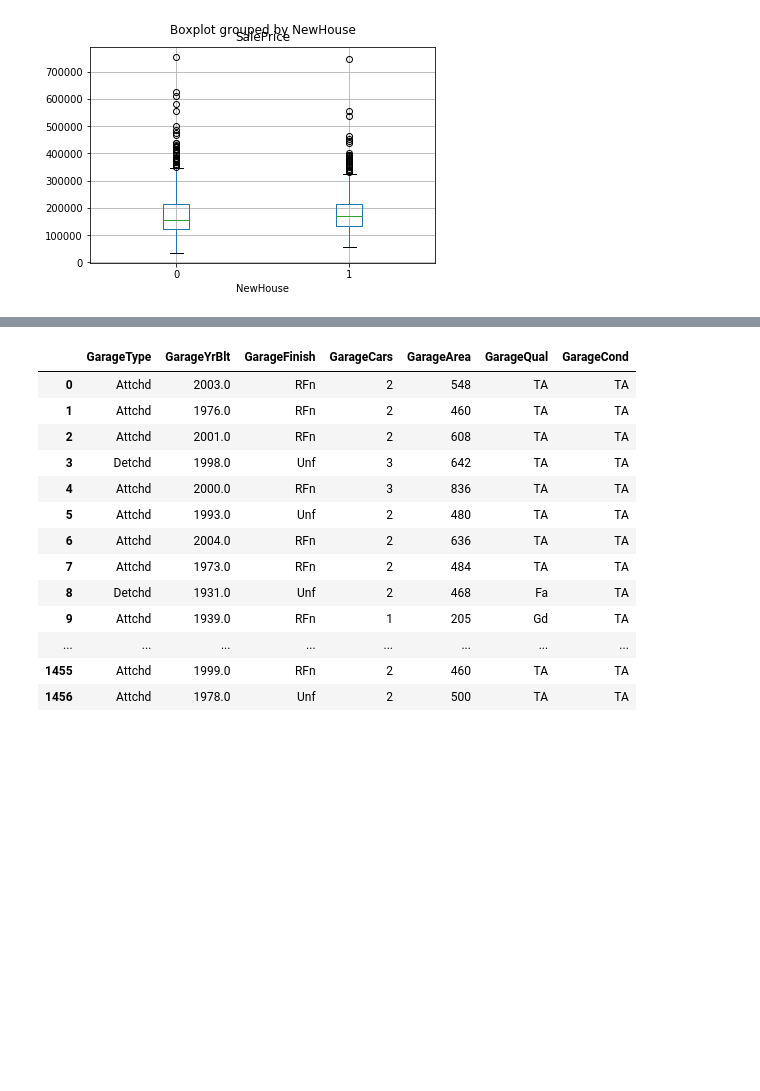
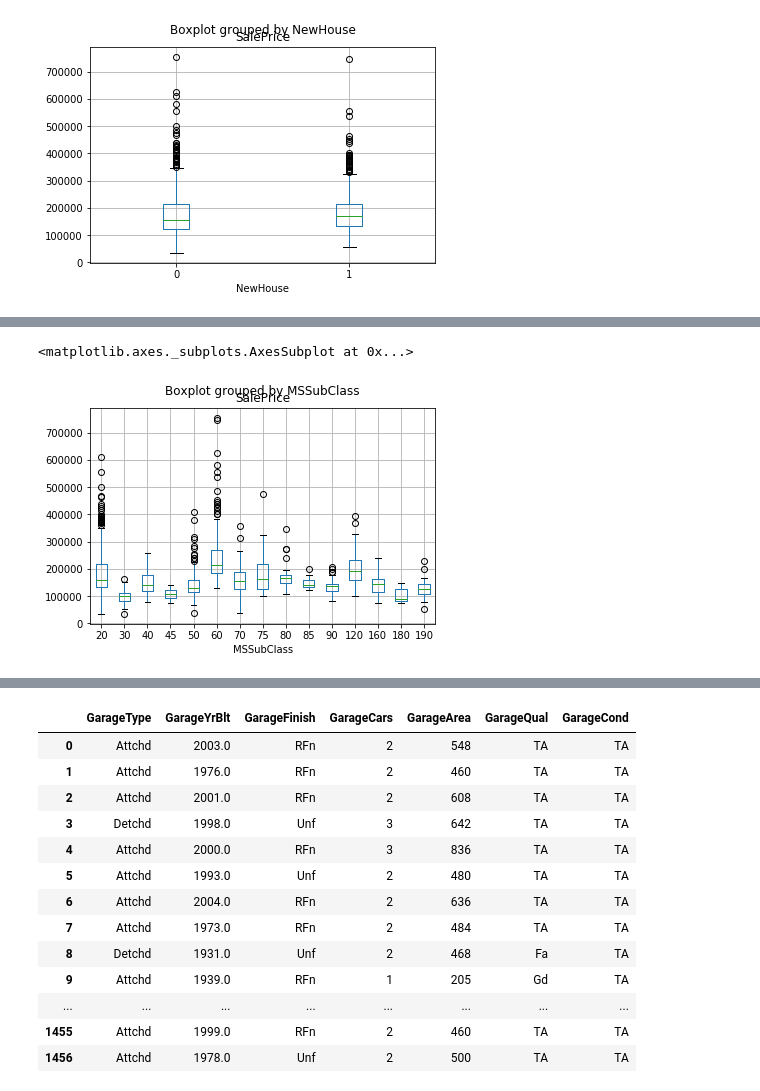
Before and after one commit to miketibb/Housing-Prices, a Jupyter notebook: Xgboost_Price.ipynb, the cells around one changed output, grey strips where cells are left out. Cells and saved outputs as stored; diff of their text form; code cells hidden in the pictures; blank space fills up the shorter version.

```diff
--- a/Xgboost_Price.ipynb
+++ b/Xgboost_Price.ipynb
@@ -119,0 +139,5 @@ data.boxplot(column='SalePrice', by='NewHouse')
+# %%
+data.boxplot(column='SalePrice', by='MSSubClass')
+# %% [output]
+<matplotlib.axes._subplots.AxesSubplot at 0x...>
+[figure, added]
```
Also changed, not shown: parts of 40 cells of this notebook.
